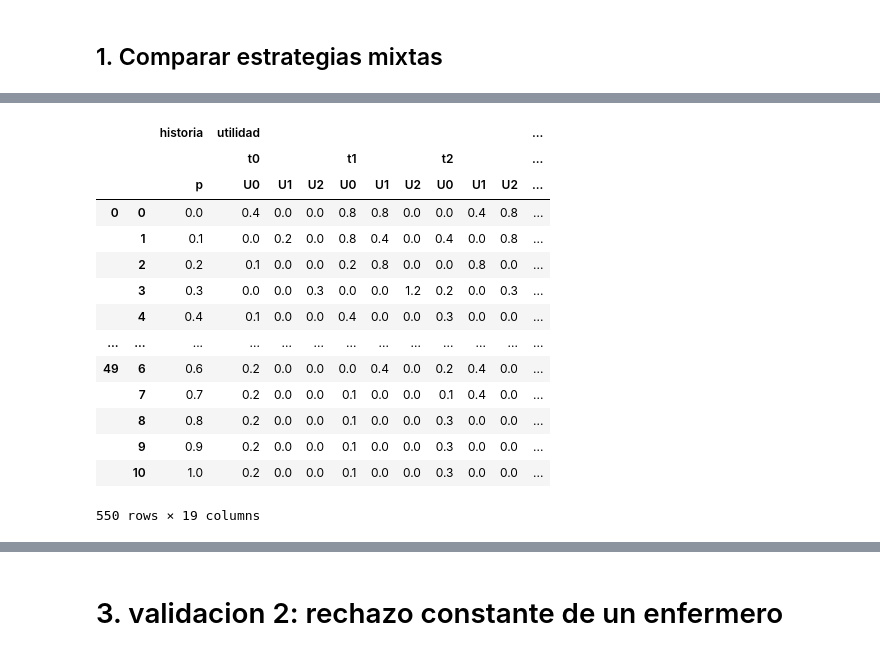
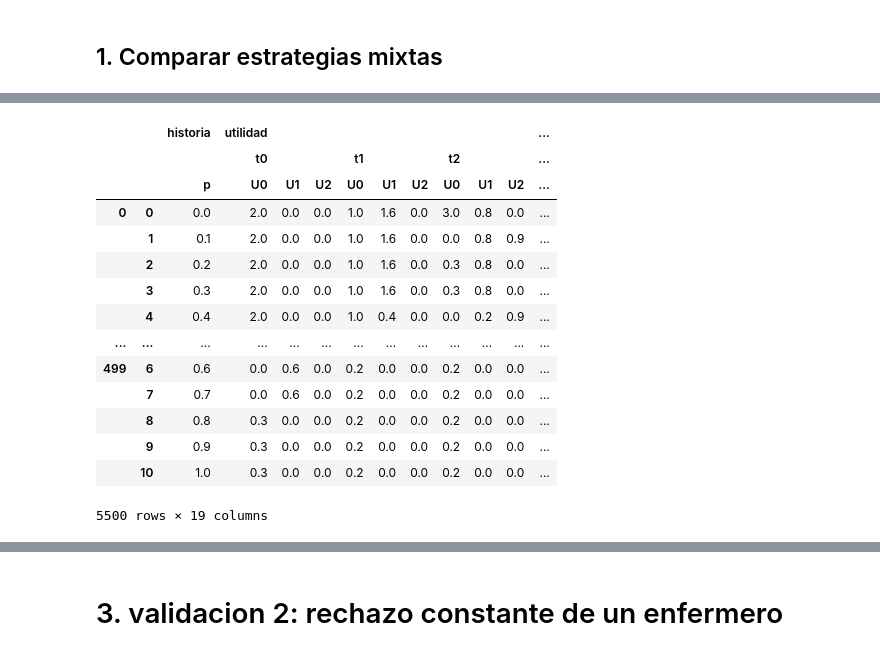
Before and after one commit to asgutierrt/Patient-Assignment-from-Game-Theory-and-ABMS, a Jupyter notebook: enfermeria.ipynb, the cells around one changed output, grey strips where cells are left out. Saved outputs shown, nothing was run; the diff lists cells and outputs as text; code cells hidden in the pictures.

```diff
--- a/enfermeria.ipynb
+++ b/enfermeria.ipynb
@@ -223,30 +223,30 @@ _ = game.plot_pagos(game.summarize_utilities(u_0),': resumido')
 # %%
-runs=50
+runs=500
 prob_index=pd.MultiIndex.from_arrays([['historia'],[''],['p']])
 prob_values=np.linspace(0,1,11)
 resultados=create_results_table(prob_index,prob_values,runs)
 
 for run in tqdm(resultados.index.get_level_values(0).unique()):
     resultados.loc[run]=resultados.loc[run].apply(lambda row: run_strategy(mixed_strategies, row.historia.values[0], row), axis=1).values
     game.reset_patients()
 
 resultados
 # %% [output]
 |  |  | historia | utilidad |  |  |  |  |  |  |  |  | ... |
 |  |  |  | t0 |  |  | t1 |  |  | t2 |  |  | ... |
 |  |  | p | U0 | U1 | U2 | U0 | U1 | U2 | U0 | U1 | U2 | ... |
-| 0 | 0 | 0.0 | 0.4 | 0.0 | 0.0 | 0.8 | 0.8 | 0.0 | 0.0 | 0.4 | 0.8 | ... |
-|  | 1 | 0.1 | 0.0 | 0.2 | 0.0 | 0.8 | 0.4 | 0.0 | 0.4 | 0.0 | 0.8 | ... |
-|  | 2 | 0.2 | 0.1 | 0.0 | 0.0 | 0.2 | 0.8 | 0.0 | 0.0 | 0.8 | 0.0 | ... |
-|  | 3 | 0.3 | 0.0 | 0.0 | 0.3 | 0.0 | 0.0 | 1.2 | 0.2 | 0.0 | 0.3 | ... |
-|  | 4 | 0.4 | 0.1 | 0.0 | 0.0 | 0.4 | 0.0 | 0.0 | 0.3 | 0.0 | 0.0 | ... |
+| 0 | 0 | 0.0 | 2.0 | 0.0 | 0.0 | 1.0 | 1.6 | 0.0 | 3.0 | 0.8 | 0.0 | ... |
+|  | 1 | 0.1 | 2.0 | 0.0 | 0.0 | 1.0 | 1.6 | 0.0 | 0.0 | 0.8 | 0.9 | ... |
+|  | 2 | 0.2 | 2.0 | 0.0 | 0.0 | 1.0 | 1.6 | 0.0 | 0.3 | 0.8 | 0.0 | ... |
+|  | 3 | 0.3 | 2.0 | 0.0 | 0.0 | 1.0 | 1.6 | 0.0 | 0.3 | 0.8 | 0.0 | ... |
+|  | 4 | 0.4 | 2.0 | 0.0 | 0.0 | 1.0 | 0.4 | 0.0 | 0.0 | 0.2 | 0.9 | ... |
 | ... | ... | ... | ... | ... | ... | ... | ... | ... | ... | ... | ... | ... |
-| 49 | 6 | 0.6 | 0.2 | 0.0 | 0.0 | 0.0 | 0.4 | 0.0 | 0.2 | 0.4 | 0.0 | ... |
-|  | 7 | 0.7 | 0.2 | 0.0 | 0.0 | 0.1 | 0.0 | 0.0 | 0.1 | 0.4 | 0.0 | ... |
-|  | 8 | 0.8 | 0.2 | 0.0 | 0.0 | 0.1 | 0.0 | 0.0 | 0.3 | 0.0 | 0.0 | ... |
-|  | 9 | 0.9 | 0.2 | 0.0 | 0.0 | 0.1 | 0.0 | 0.0 | 0.3 | 0.0 | 0.0 | ... |
-|  | 10 | 1.0 | 0.2 | 0.0 | 0.0 | 0.1 | 0.0 | 0.0 | 0.3 | 0.0 | 0.0 | ... |
+| 499 | 6 | 0.6 | 0.0 | 0.6 | 0.0 | 0.2 | 0.0 | 0.0 | 0.2 | 0.0 | 0.0 | ... |
+|  | 7 | 0.7 | 0.0 | 0.6 | 0.0 | 0.2 | 0.0 | 0.0 | 0.2 | 0.0 | 0.0 | ... |
+|  | 8 | 0.8 | 0.3 | 0.0 | 0.0 | 0.2 | 0.0 | 0.0 | 0.2 | 0.0 | 0.0 | ... |
+|  | 9 | 0.9 | 0.3 | 0.0 | 0.0 | 0.2 | 0.0 | 0.0 | 0.2 | 0.0 | 0.0 | ... |
+|  | 10 | 1.0 | 0.3 | 0.0 | 0.0 | 0.2 | 0.0 | 0.0 | 0.2 | 0.0 | 0.0 | ... |
-550 rows × 19 columns
+5500 rows × 19 columns
 # %%
 #resultados=pd.read_csv('results_data/mixtas_5p3f.zip', index_col=[0,1], header=[0,1,2], compression='zip').head()
 resultados.to_csv(f'results_data/mixtas_5p3f.zip', compression=dict(method='zip', archive_name=f'mixtas_5p3f.csv'))
```
Also changed, not shown: parts of 5 cells of this notebook, 1 other file.
